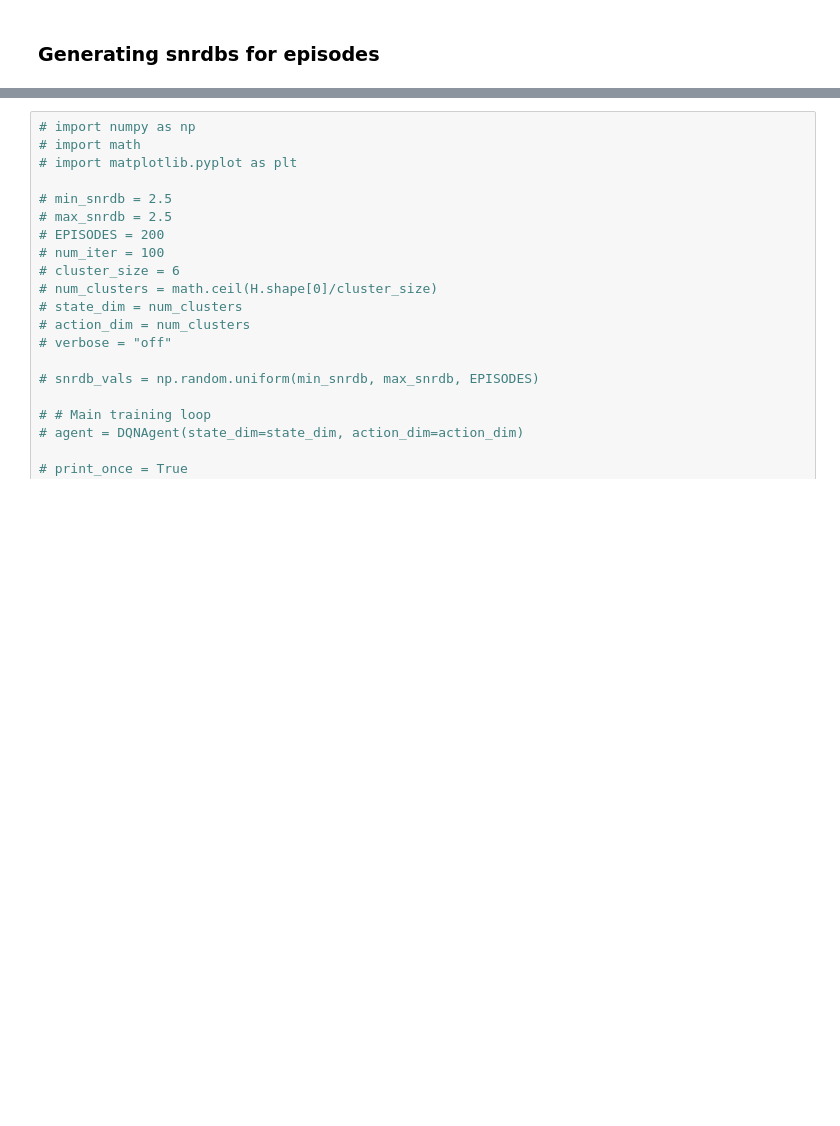
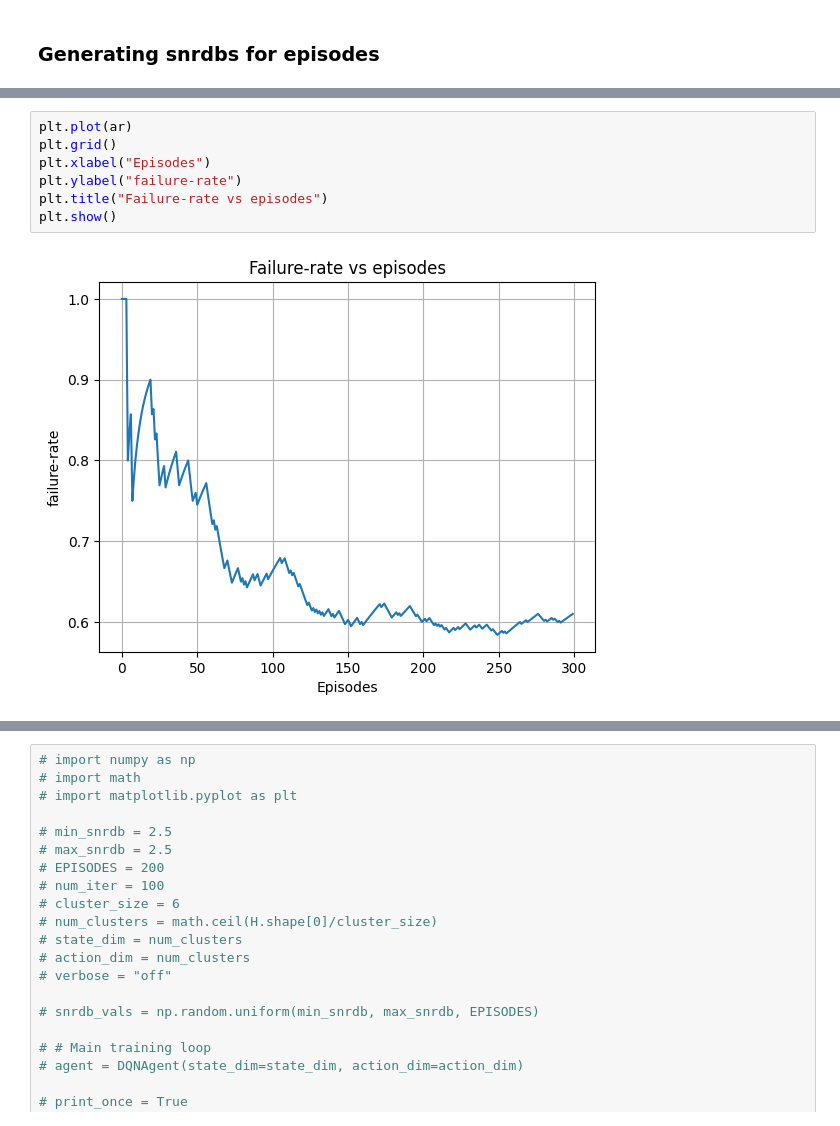
Before and after one commit to MrTejas/LDPC-Decoder, a Jupyter notebook: DQN_test.ipynb, the cells around one changed output, grey strips where cells are left out. Drawn from its saved outputs; the diff is of its cells as text; blank space fills up the shorter version.

```diff
--- a/DQN_test.ipynb
+++ b/DQN_test.ipynb
@@ -643,3 +698,12 @@ EP:499, Avg_Score:0.022, Total:2.283, ts:102.000000
+# %%
+plt.plot(ar)
+plt.grid()
+plt.xlabel("Episodes")
+plt.ylabel("failure-rate")
+plt.title("Failure-rate vs episodes")
+plt.show()
+# %% [output]
+[figure, added]
 # %%
 # Draw reward vs episode plot
 import matplotlib.pyplot as plt
```
Also changed, not shown: parts of 15 cells of this notebook, 16 other files.
